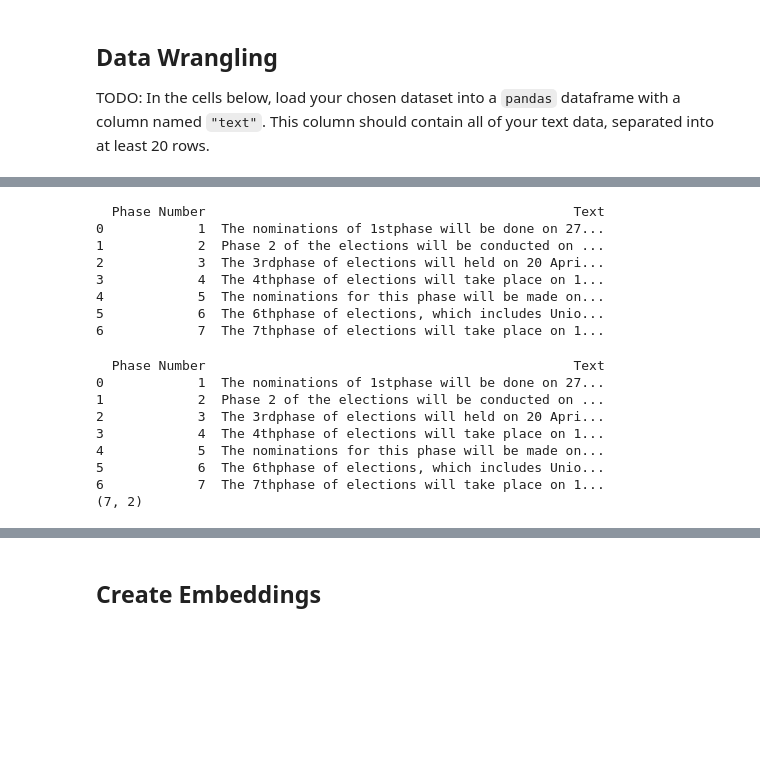
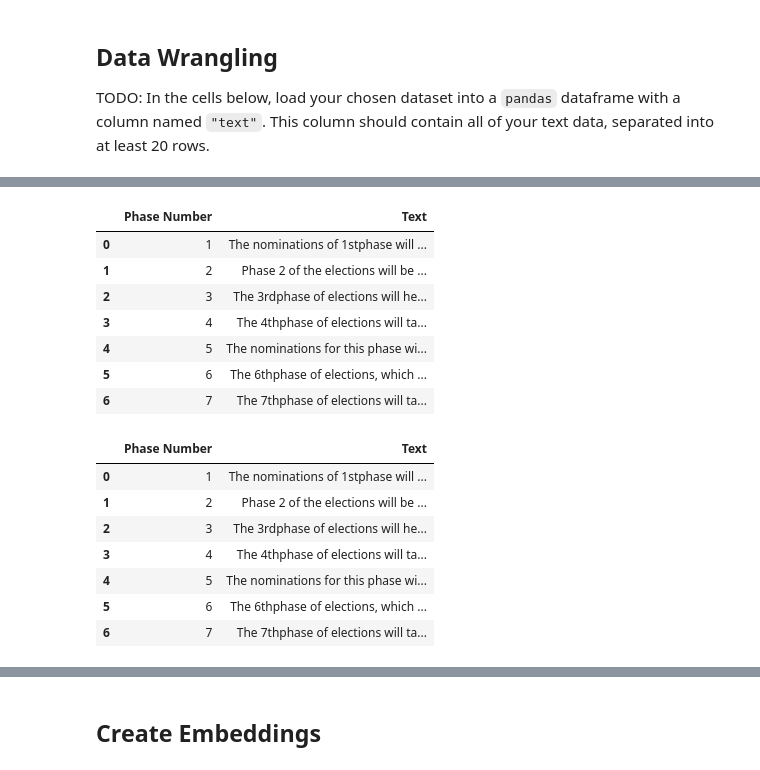
Before and after one commit to arunchavan89/Build-Your-Own-Custom-Chatbot, a Jupyter notebook: project.ipynb, the cells around one changed output, grey strips where cells are left out. Saved outputs shown, nothing was run; the diff lists cells and outputs as text; code cells hidden in the pictures; blank space fills up the shorter version.

```diff
--- a/project.ipynb
+++ b/project.ipynb
@@ -75,63 +46,57 @@ phase_numbers = []
 texts = []
 
 # Parse the HTML content using BeautifulSoup
 soup = BeautifulSoup(test_result, "html.parser")
 
 # Find all headers with class wp-block-heading containing "Phase"
 phase_headers = soup.find_all("h3", class_="wp-block-heading")
 
 # Initialize lists to store phase numbers and their corresponding text
 phase_numbers = []
 phase_texts = []
 
 # Extract phase numbers and text
 for header in phase_headers:
     phase_number = header.text.split()[1]  # Extract phase number from header text
     phase_numbers.append(phase_number)
     next_sibling = header.find_next_sibling("p")  # Find next sibling paragraph
     if next_sibling:
         phase_texts.append(next_sibling.get_text(strip=True))
     else:
         phase_texts.append("")  # Append empty string if no paragraph found
 
 # Create a DataFrame using pandas
 df = pd.DataFrame({
     'Phase Number': phase_numbers,
     'Text': phase_texts
 })
 
 # Display the DataFrame
-print(df)
+(df)
 # %% [output]
-  Phase Number                                               Text
-0            1  The nominations of 1stphase will be done on 27...
-1            2  Phase 2 of the elections will be conducted on ...
-2            3  The 3rdphase of elections will held on 20 Apri...
-3            4  The 4thphase of elections will take place on 1...
-4            5  The nominations for this phase will be made on...
-5            6  The 6thphase of elections, which includes Unio...
-6            7  The 7thphase of elections will take place on 1...
+|  | Phase Number | Text |
+| 0 | 1 | The nominations of 1stphase will ... |
+| 1 | 2 | Phase 2 of the elections will be ... |
+| 2 | 3 | The 3rdphase of elections will he... |
+| 3 | 4 | The 4thphase of elections will ta... |
+| 4 | 5 | The nominations for this phase wi... |
+| 5 | 6 | The 6thphase of elections, which ... |
+| 6 | 7 | The 7thphase of elections will ta... |
-# %%
-# Displaying DataFrame and its shape
-print(df.head(8))
-print(df.shape)
-# %% [output]
-  Phase Number                                               Text
-0            1  The nominations of 1stphase will be done on 27...
-1            2  Phase 2 of the elections will be conducted on ...
-2            3  The 3rdphase of elections will held on 20 Apri...
-3            4  The 4thphase of elections will take place on 1...
-4            5  The nominations for this phase will be made on...
-5            6  The 6thphase of elections, which includes Unio...
-6            7  The 7thphase of elections will take place on 1...
-(7, 2)
 # %%
 # Setting display options for DataFrame
 pd.set_option('display.max_colwidth', None)
 pd.set_option('display.max_rows', None)
 # %%
-print(df.head(8))
-print(df.shape)
+df
+# %% [output]
+|  | Phase Number | Text |
+| 0 | 1 | The nominations of 1stphase will ... |
+| 1 | 2 | Phase 2 of the elections will be ... |
+| 2 | 3 | The 3rdphase of elections will he... |
+| 3 | 4 | The 4thphase of elections will ta... |
+| 4 | 5 | The nominations for this phase wi... |
+| 5 | 6 | The 6thphase of elections, which ... |
+| 6 | 7 | The 7thphase of elections will ta... |
 # %%
 df.to_csv('data/election_phases.csv')
 # %%
```
Also changed, not shown: parts of 25 cells of this notebook, 1 other file.
